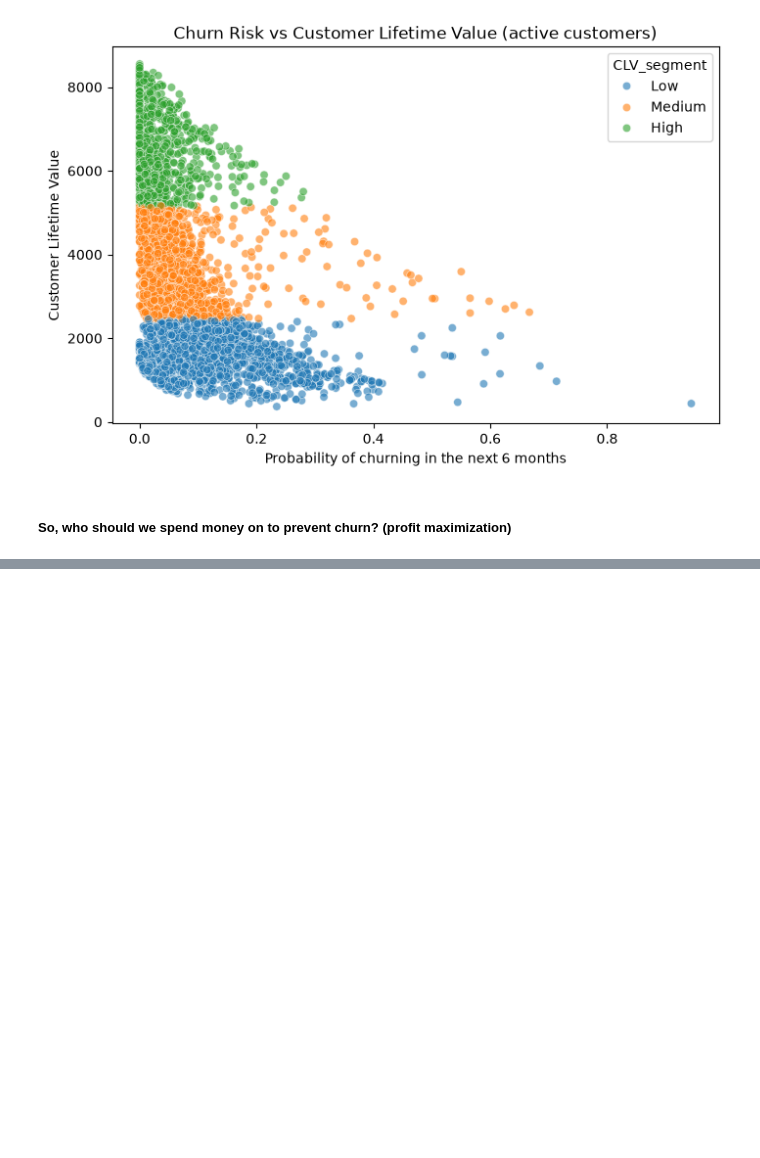
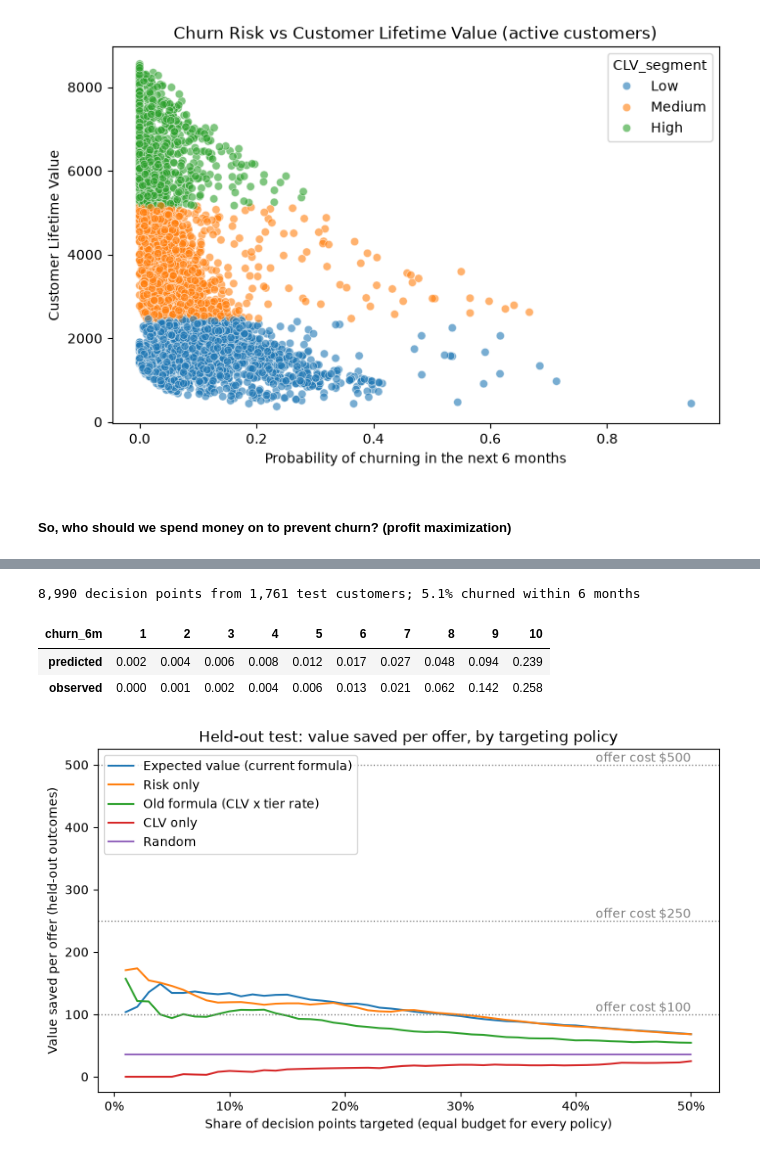
Before and after one commit to snehilojha/Profit-aware-customer-churn-and-retention-decision-system, a Jupyter notebook: src/main.ipynb, the cells around one changed output, grey strips where cells are left out. Cells and saved outputs as stored; diff of their text form; code cells hidden in the pictures; blank space fills up the shorter version.

```diff
--- a/src/main.ipynb
+++ b/src/main.ipynb
@@ -710,0 +628,4 @@ scored.groupby("retain_decision").agg(
+# %%
+# Assumptions, not estimated from data: there is no record of past retention offers.
+RETENTION_COST = 500   # cost of one retention offer, in the same units as MonthlyCharges
+SAVE_RATE = 0.3        # P(offer keeps a customer who would otherwise churn)
@@ -710,0 +705,70 @@ scored.groupby("retain_decision").agg(
+# %%
+eval_model = fit_cox(make_features(train_df, 'C'))
+
+test_C = make_features(test_df, 'C')
+X_test = test_C.drop(columns=['duration', 'event'])
+T_test, E_test = test_C['duration'], test_C['event']
+HORIZON = 6
+
+landmark_rows = []
+for landmark in range(0, 61, HORIZON):
+    active_then = T_test > landmark
+    churned_in_window = (E_test == 1) & (T_test <= landmark + HORIZON)
+    outcome_known = active_then & (churned_in_window | (T_test > landmark + HORIZON))
+    ids = outcome_known[outcome_known].index
+    X = X_test.loc[ids]
+    tenure_then = np.full(len(ids), landmark)
+    landmark_rows.append(pd.DataFrame({
+        'landmark': landmark,
+        'churn_6m': churn_probability_within(eval_model, X, HORIZON, tenure_then).values,
+        'CLV': (X['MonthlyCharges'] * eval_model.predict_expectation(X, conditional_after=tenure_then)).values,
+        'churned': churned_in_window.loc[ids].astype(int).values,
+    }))
+
+holdout = pd.concat(landmark_rows, ignore_index=True)
+print(f"{len(holdout):,} decision points from {len(test_C):,} test customers; "
+      f"{holdout['churned'].mean():.1%} churned within 6 months")
+# %% [output]
+8,990 decision points from 1,761 test customers; 5.1% churned within 6 months
+# %%
+# The value formula uses probabilities directly, so they need to be calibrated, not just well ranked.
+# Predicted vs observed 6-month churn on the holdout, by decile of predicted risk:
+holdout.groupby(pd.qcut(holdout['churn_6m'], 10, labels=range(1, 11)), observed=True).agg(
+    predicted=('churn_6m', 'mean'),
+    observed=('churned', 'mean'),
+).round(3).T
+# %% [output]
+| churn_6m | 1 | 2 | 3 | 4 | 5 | 6 | 7 | 8 | 9 | 10 |
+| predicted | 0.002 | 0.004 | 0.006 | 0.008 | 0.012 | 0.017 | 0.027 | 0.048 | 0.094 | 0.239 |
+| observed | 0.000 | 0.001 | 0.002 | 0.004 | 0.006 | 0.013 | 0.021 | 0.062 | 0.142 | 0.258 |
+# %%
+# Each policy is a score; it makes offers to the highest-scoring decision points.
+old_tier_rate = pd.qcut(holdout['churn_6m'], q=[0, 0.7, 0.9, 1.0], labels=False).map({0: 0.1, 1: 0.25, 2: 0.4})
+
+policies = {
+    'Expected value (current formula)': holdout['churn_6m'] * holdout['CLV'],
+    'Risk only': holdout['churn_6m'],
+    'Old formula (CLV x tier rate)': holdout['CLV'] * old_tier_rate,
+    'CLV only': holdout['CLV'],
+}
+
+saved_per_offer = SAVE_RATE * holdout['CLV'] * holdout['churned']   # what one offer really saved
+shares = np.round(np.arange(1, 51) / 100, 2)
+
+curves = pd.DataFrame(index=pd.Index(shares, name='share targeted'))
+for name, score in policies.items():
+    ranked = saved_per_offer.loc[score.sort_values(ascending=False).index].to_numpy()
+    curves[name] = [ranked[: int(s * len(ranked))].mean() for s in shares]
+curves['Random'] = saved_per_offer.mean()
+# %%
+ax = curves.plot(figsize=(9, 5))
+for cost in [100, 250, RETENTION_COST]:
+    ax.axhline(cost, color='grey', linestyle=':', linewidth=1)
+    ax.annotate(f'offer cost ${cost}', (shares[-1], cost), ha='right', va='bottom', color='grey')
+ax.set_xlabel('Share of decision points targeted (equal budget for every policy)')
+ax.set_ylabel('Value saved per offer (held-out outcomes)')
+ax.set_title('Held-out test: value saved per offer, by targeting policy')
+ax.xaxis.set_major_formatter(plt.FuncFormatter(lambda x, _: f'{x:.0%}'))
+plt.show()
+# %% [output]
+[figure, added]
```
Also changed, not shown: parts of 31 cells of this notebook, 1 other file.
